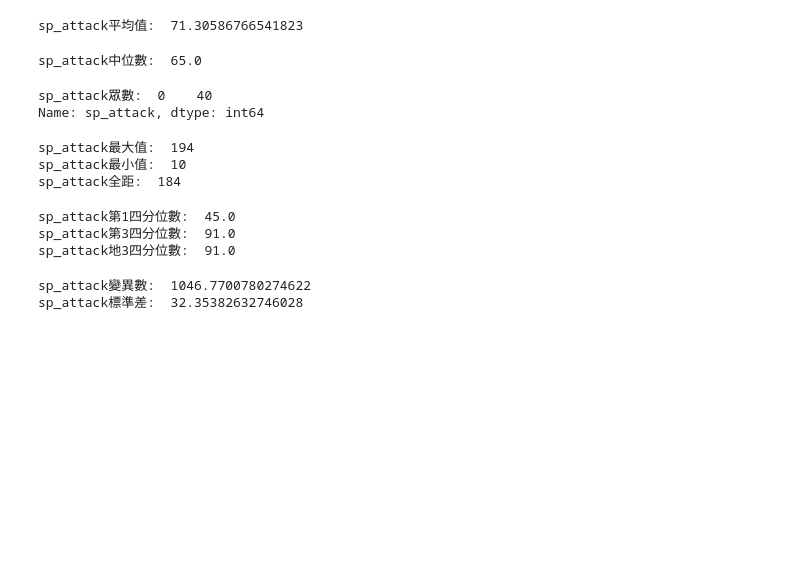
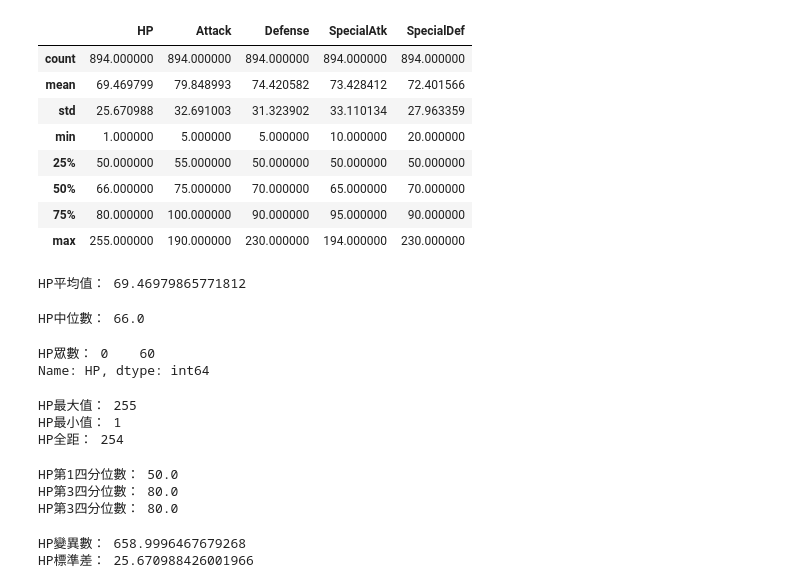
Before and after one commit to victorlee0923-creator/ML_Book_Practice, a Jupyter notebook: 機器學習證照0_4_2.ipynb, the cells around one changed output. Saved outputs shown, nothing was run; the diff lists cells and outputs as text; code cells hidden in the pictures; blank space fills up the shorter version.

```diff
--- a/機器學習證照0_4_2.ipynb
+++ b/機器學習證照0_4_2.ipynb
@@ -21,40 +40,54 @@ df.info()
 # %%
-df.loc[:,'against_bug':'against_dragon'].describe()
+df.loc[:, 'HP':'SpecialDef'].describe()
+# %% [output]
+|  | HP | Attack | Defense | SpecialAtk | SpecialDef |
+| count | 894.000000 | 894.000000 | 894.000000 | 894.000000 | 894.000000 |
+| mean | 69.469799 | 79.848993 | 74.420582 | 73.428412 | 72.401566 |
+| std | 25.670988 | 32.691003 | 31.323902 | 33.110134 | 27.963359 |
+| min | 1.000000 | 5.000000 | 5.000000 | 10.000000 | 20.000000 |
+| 25% | 50.000000 | 55.000000 | 50.000000 | 50.000000 | 50.000000 |
+| 50% | 66.000000 | 75.000000 | 70.000000 | 65.000000 | 70.000000 |
+| 75% | 80.000000 | 100.000000 | 90.000000 | 95.000000 | 90.000000 |
+| max | 255.000000 | 190.000000 | 230.000000 | 194.000000 | 230.000000 |
-# %%
-print('sp_attack平均值: ',df['sp_attack'].mean())
-# %% [output]
-sp_attack平均值:  71.30586766541823
-# %%
-print('sp_attack中位數: ',df['sp_attack'].median())
-# %% [output]
-sp_attack中位數:  65.0
-# %%
-print('sp_attack眾數: ',df['sp_attack'].mode())
-# %% [output]
-sp_attack眾數:  0    40
-Name: sp_attack, dtype: int64
+# %%
+# 計算平均值
+print('HP平均值：', df['HP'].mean())
+# %% [output]
+HP平均值： 69.46979865771812
+# %%
+# 計算中位數
+print('HP中位數：', df['HP'].median())
+# %% [output]
+HP中位數： 66.0
+# %%
+# 計算眾數
+print('HP眾數：', df['HP'].mode())
+# %% [output]
+HP眾數： 0    60
+Name: HP, dtype: int64
 # %%
-#計算最大值、最小值與全距
-print('sp_attack最大值: ',df['sp_attack'].max())
-print('sp_attack最小值: ',df['sp_attack'].min())
-print('sp_attack全距: ',df['sp_attack'].max()-df['sp_attack'].min())
+# 計算最大值，最小值與全距(range)
+print('HP最大值：', df['HP'].max())
+print('HP最小值：', df['HP'].min())
+print('HP全距：', df['HP'].max()-df['HP'].min())
 # %% [output]
-sp_attack最大值:  194
-sp_attack最小值:  10
-sp_attack全距:  184
+HP最大值： 255
+HP最小值： 1
+HP全距： 254
 # %%
 #計算四分位數quantile
-print('sp_attack第1四分位數: ',df['sp_attack'].quantile(q=0.25)) #那個q=省略掉好像也沒差
-print('sp_attack第3四分位數: ',df['sp_attack'].quantile(0.75))
-print('sp_attack地3四分位數: ',df['sp_attack'].describe()[6])
+print('HP第1四分位數：', df['HP'].quantile(q=.25)) #那個q省略好像沒差
+print('HP第3四分位數：', df['HP'].quantile(q=.75))
+# 也可透過 describe() 取出
+print('HP第3四分位數：', df['HP'].describe()[6])
 # %% [output]
-sp_attack第1四分位數:  45.0
-sp_attack第3四分位數:  91.0
-sp_attack地3四分位數:  91.0
+HP第1四分位數： 50.0
+HP第3四分位數： 80.0
+HP第3四分位數： 80.0
 # %%
-#計算變異數、標準差
-print('sp_attack變異數: ',df['sp_attack'].var())
-print('sp_attack標準差: ',df['sp_attack'].std())
+# 計算變異數、標準差
+print('HP變異數：', df['HP'].var())
+print('HP標準差：', df['HP'].std())
 # %% [output]
-sp_attack變異數:  1046.7700780274622
-sp_attack標準差:  32.35382632746028
+HP變異數： 658.9996467679268
+HP標準差： 25.670988426001966
```
Also changed, not shown: parts of 5 cells of this notebook.
